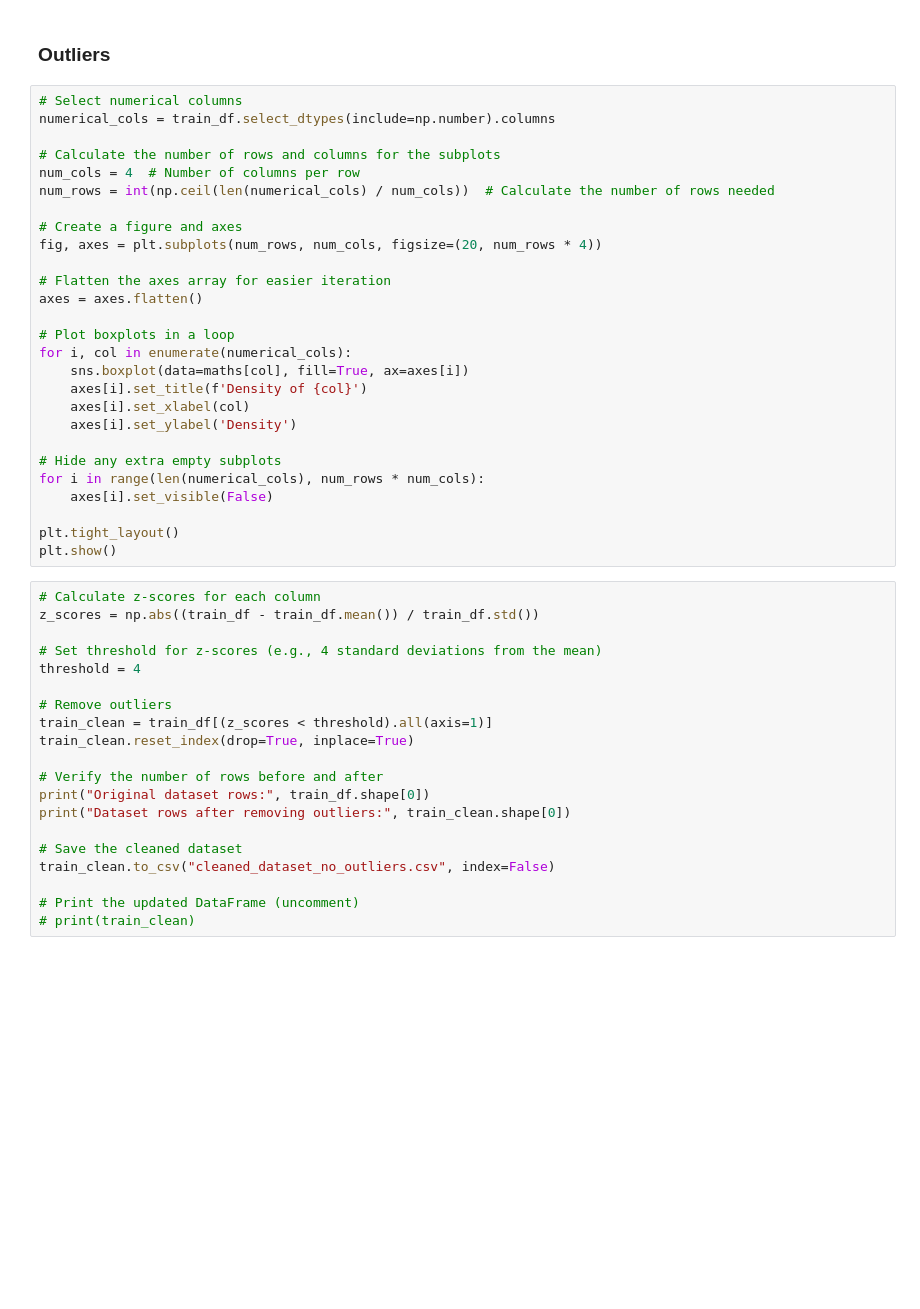
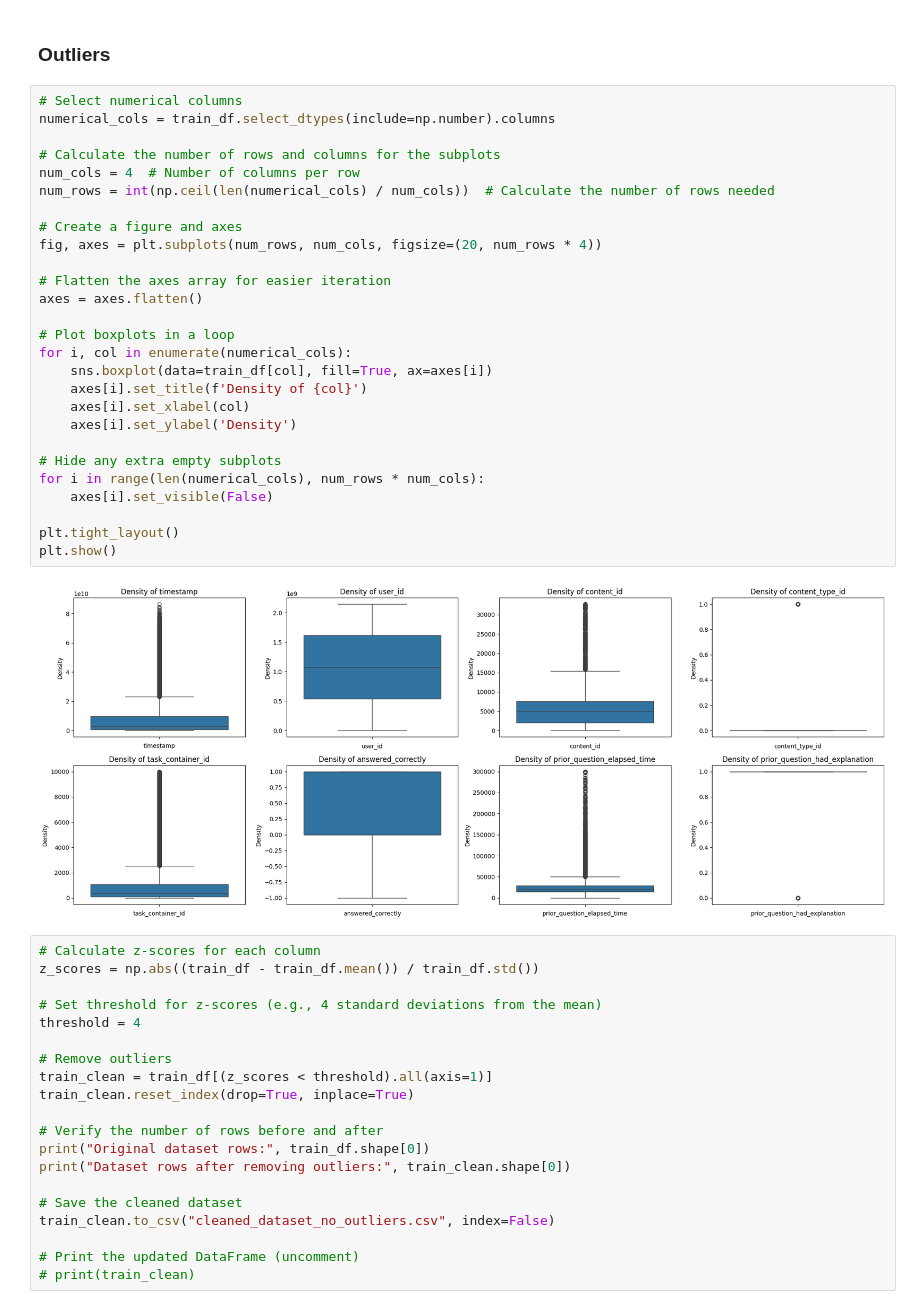
Before and after one commit to theresaskruzna/riiid_knowledge_tracing, a Jupyter notebook: 01_EDA.ipynb, the cells around one changed output. Saved outputs shown, nothing was run; the diff lists cells and outputs as text; blank space fills up the shorter version.

Commit message:
StandardScaler for prior_question_elapsed_time, fix bar plot function, test all code cells

```diff
--- a/01_EDA.ipynb
+++ b/01_EDA.ipynb
@@ -860,30 +860,32 @@ Occurrences of question_id 10033: 0
 # %%
 # Select numerical columns
 numerical_cols = train_df.select_dtypes(include=np.number).columns
 
 # Calculate the number of rows and columns for the subplots
 num_cols = 4  # Number of columns per row
 num_rows = int(np.ceil(len(numerical_cols) / num_cols))  # Calculate the number of rows needed
 
 # Create a figure and axes
 fig, axes = plt.subplots(num_rows, num_cols, figsize=(20, num_rows * 4))
 
 # Flatten the axes array for easier iteration
 axes = axes.flatten()
 
 # Plot boxplots in a loop
 for i, col in enumerate(numerical_cols):
-    sns.boxplot(data=maths[col], fill=True, ax=axes[i])
+    sns.boxplot(data=train_df[col], fill=True, ax=axes[i])
     axes[i].set_title(f'Density of {col}')
     axes[i].set_xlabel(col)
     axes[i].set_ylabel('Density')
 
 # Hide any extra empty subplots
 for i in range(len(numerical_cols), num_rows * num_cols):
     axes[i].set_visible(False)
 
 plt.tight_layout()
 plt.show()
+# %% [output]
+[figure, added]
 # %%
 # Calculate z-scores for each column
 z_scores = np.abs((train_df - train_df.mean()) / train_df.std())
```
Also changed, not shown: parts of 34 cells of this notebook.
